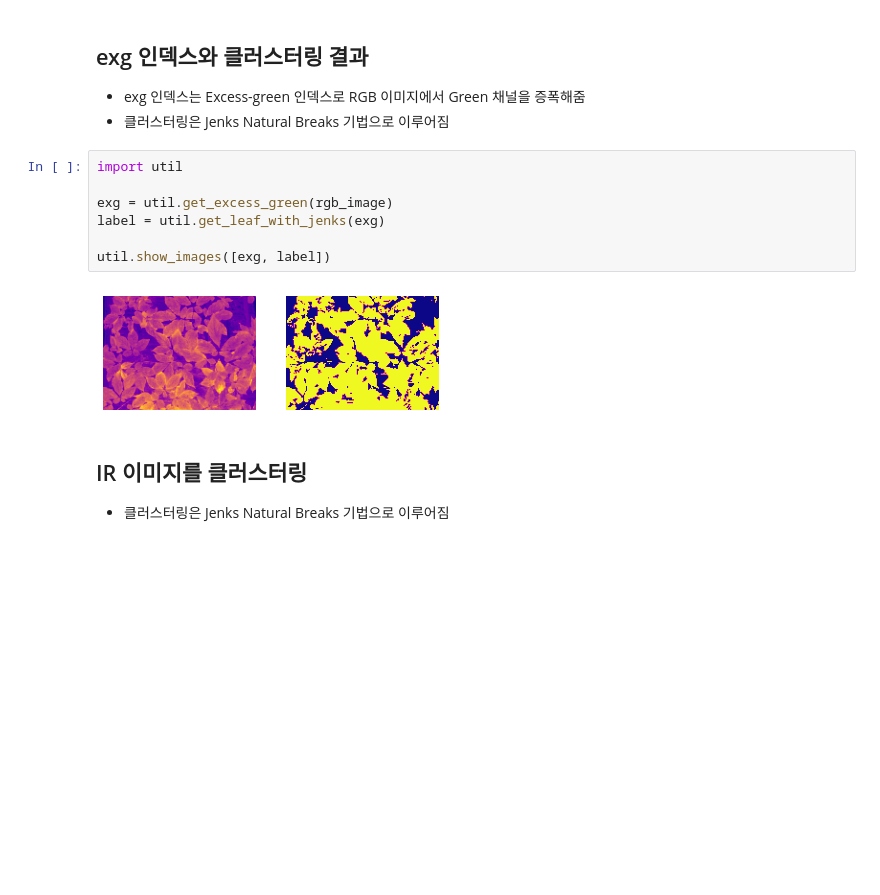
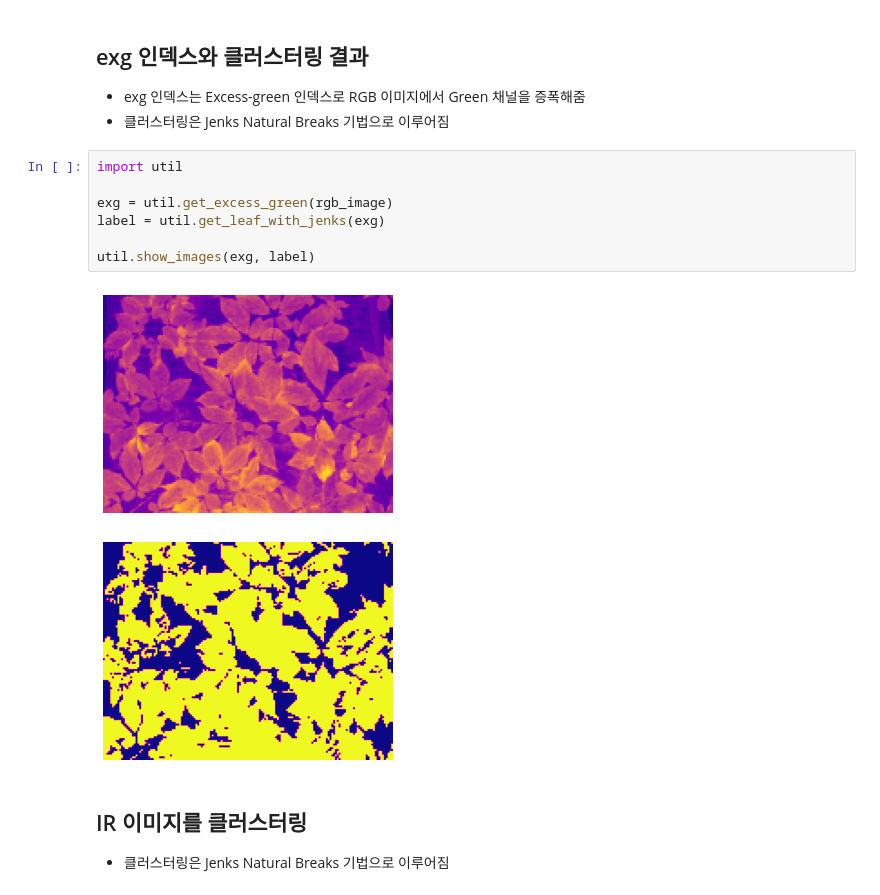
Before and after one commit to plming/infrared-leaf-segmentation, a Jupyter notebook: demo_ginseng.ipynb, the cells around one changed output. Saved outputs shown, nothing was run; the diff lists cells and outputs as text; blank space fills up the shorter version.

```diff
--- a/demo_ginseng.ipynb
+++ b/demo_ginseng.ipynb
@@ -16,12 +17,13 @@ util.show_images([ir_image, rgb_image])
 # %%
 import util
 
 exg = util.get_excess_green(rgb_image)
 label = util.get_leaf_with_jenks(exg)
 
-util.show_images([exg, label])
+util.show_images(exg, label)
 # %% [output]
-[figure, old version]
+[figure, new version]
+[figure, added]
 # %% [markdown]
 ## IR 이미지를 클러스터링
 * 클러스터링은 Jenks Natural Breaks 기법으로 이루어짐
```
Also changed, not shown: parts of 4 cells of this notebook, 1 other file.
